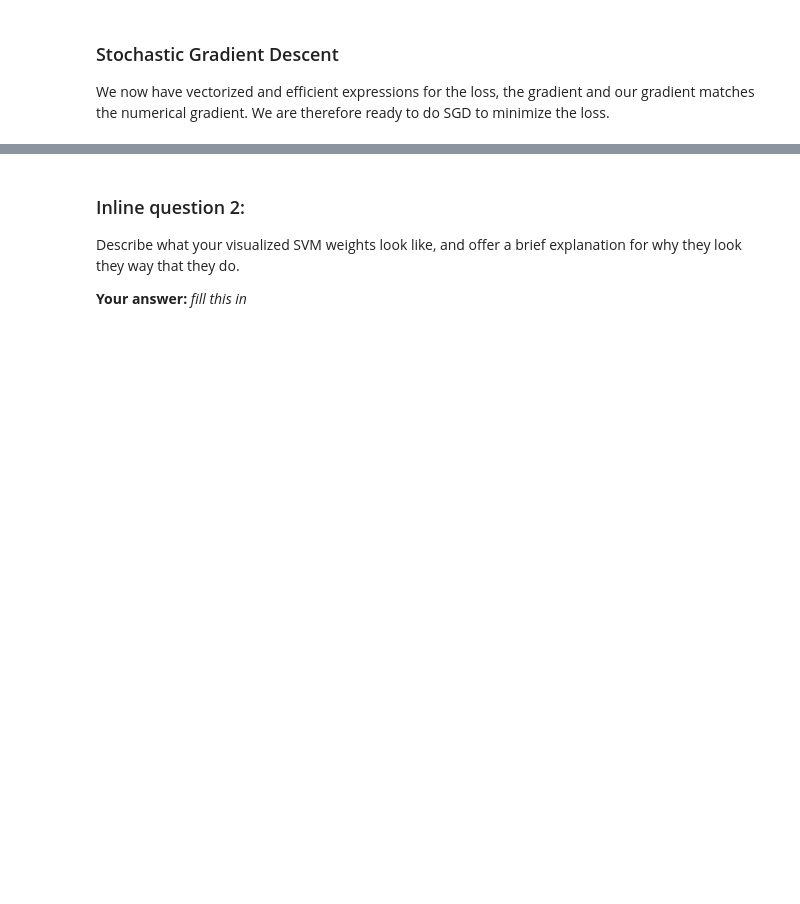
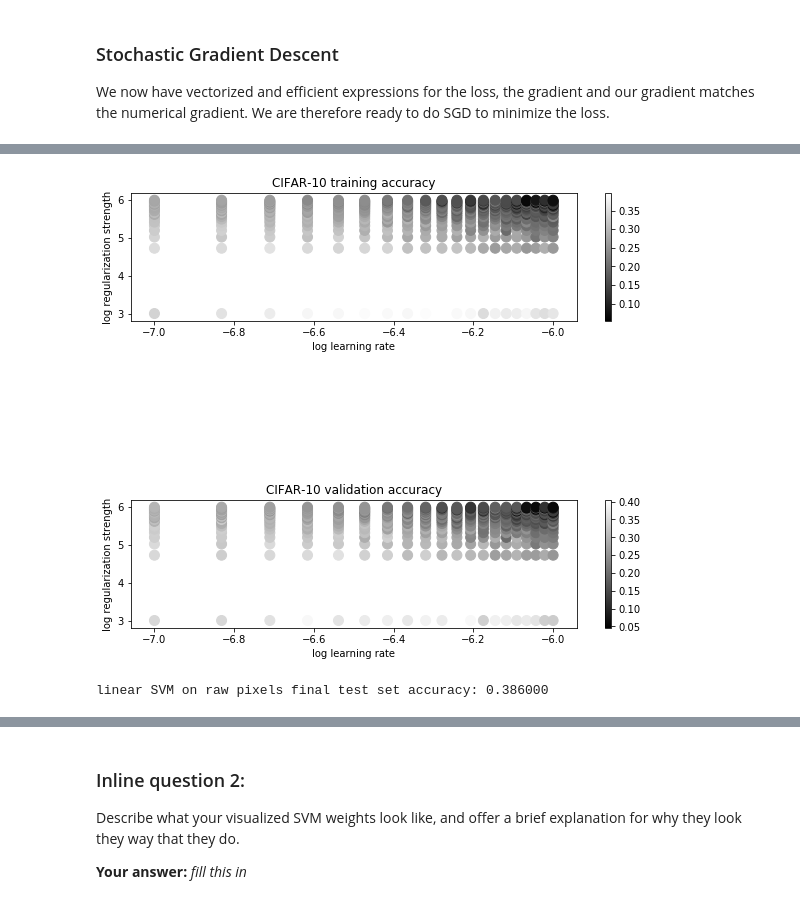
Before and after one commit to liberium/stanford-cs231n-solutions, a Jupyter notebook: svm.ipynb, the cells around one changed output, grey strips where cells are left out. Cells and saved outputs as stored; diff of their text form; code cells hidden in the pictures; blank space fills up the shorter version.

Commit message:
implement cross-validation for SVM

```diff
--- a/svm.ipynb
+++ b/svm.ipynb
@@ -328,18 +331,19 @@ print('validation accuracy: %f' % (np.mean(y_val == y_val_pred), ))
 # %%
+%%time
 # Use the validation set to tune hyperparameters (regularization strength and
 # learning rate). You should experiment with different ranges for the learning
 # rates and regularization strengths; if you are careful you should be able to
 # get a classification accuracy of about 0.4 on the validation set.
-learning_rates = [1e-7, 5e-5]
-regularization_strengths = [2.5e4, 5e4]
+learning_rates = np.linspace(1e-7, 1e-6, 20)
+regularization_strengths = np.linspace(1e+3, 1e+6, 20)
 
 # results is dictionary mapping tuples of the form
 # (learning_rate, regularization_strength) to tuples of the form
 # (training_accuracy, validation_accuracy). The accuracy is simply the fraction
 # of data points that are correctly classified.
 results = {}
-best_val = -1   # The highest validation accuracy that we have seen so far.
-best_svm = None # The LinearSVM object that achieved the highest validation rate.
+best_val = -1    # The highest validation accuracy that we have seen so far.
+best_svm = None  # The LinearSVM object that achieved the highest validation rate.
 
 ################################################################################
 # TODO:                                                                        #
@@ -355,7 +359,18 @@ best_svm = None # The LinearSVM object that achieved the highest validation rate
 # confident that your validation code works, you should rerun the validation   #
 # code with a larger value for num_iters.                                      #
 ################################################################################
-# Your code
+for lr in learning_rates:
+    for rs in regularization_strengths:
+        svm = LinearSVM()
+        svm.train(X_train, y_train, lr, rs, 2000)
+        y_train_pred = svm.predict(X_train)
+        y_val_pred = svm.predict(X_val)
+        training_accuracy = np.mean(y_train_pred == y_train)
+        validation_accuracy = np.mean(y_val_pred == y_val)
+        results[(lr, rs)] = (training_accuracy, validation_accuracy)
+        if validation_accuracy > best_val:
+            best_val = validation_accuracy
+            best_svm = svm
 ################################################################################
 #                              END OF YOUR CODE                                #
 ################################################################################
@@ -370,33 +403,37 @@ print('best validation accuracy achieved during cross-validation: %f' % best_val
 # %%
 # Visualize the cross-validation results
 import math
 x_scatter = [math.log10(x[0]) for x in results]
 y_scatter = [math.log10(x[1]) for x in results]
 
 # plot training accuracy
 marker_size = 100
 colors = [results[x][0] for x in results]
-plt.subplot(2, 1, 1)
+plt.subplot(3, 1, 1)
 plt.scatter(x_scatter, y_scatter, marker_size, c=colors)
 plt.colorbar()
 plt.xlabel('log learning rate')
 plt.ylabel('log regularization strength')
 plt.title('CIFAR-10 training accuracy')
 
 # plot validation accuracy
 colors = [results[x][1] for x in results] # default size of markers is 20
-plt.subplot(2, 1, 2)
+plt.subplot(3, 1, 3)
 plt.scatter(x_scatter, y_scatter, marker_size, c=colors)
 plt.colorbar()
 plt.xlabel('log learning rate')
 plt.ylabel('log regularization strength')
 plt.title('CIFAR-10 validation accuracy')
 plt.show()
+# %% [output]
+[figure, added]
 # %%
 # Evaluate the best svm on test set
 y_test_pred = best_svm.predict(X_test)
 test_accuracy = np.mean(y_test == y_test_pred)
 print('linear SVM on raw pixels final test set accuracy: %f' % test_accuracy)
+# %% [output]
+linear SVM on raw pixels final test set accuracy: 0.386000
 # %%
 # Visualize the learned weights for each class.
 # Depending on your choice of learning rate and regularization strength, these may
```
Also changed, not shown: parts of 6 cells of this notebook.
